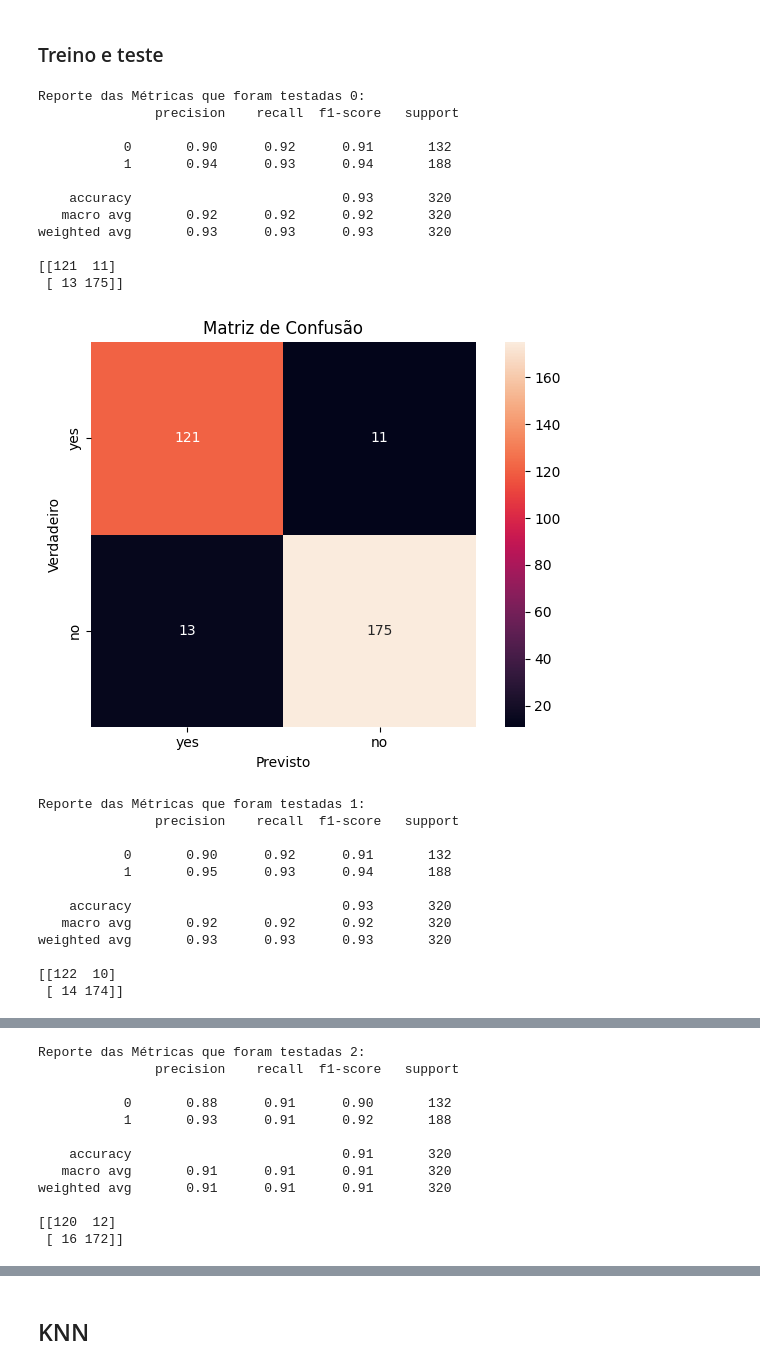
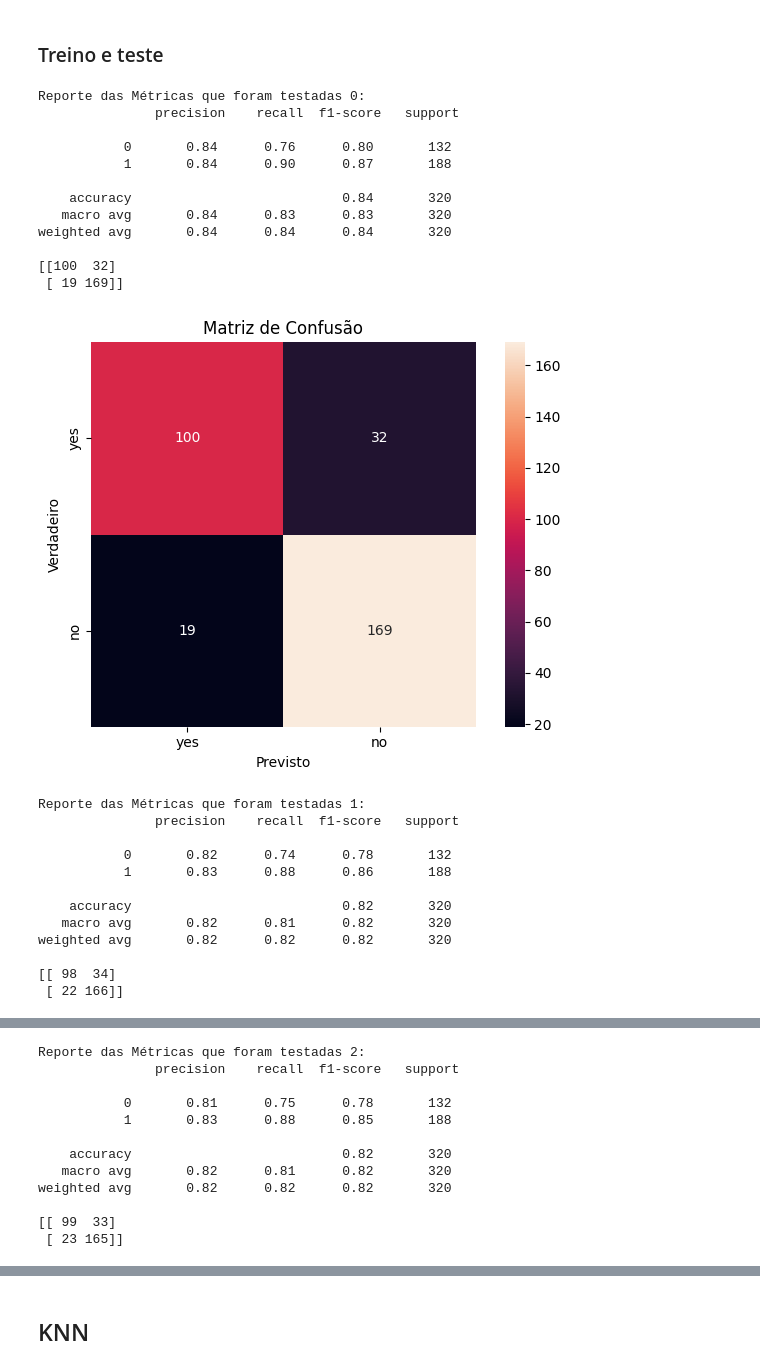
Before and after one commit to TrocaTine/Modelo, a Jupyter notebook: modelos_after.ipynb, the cells around one changed output, grey strips where cells are left out. Saved outputs shown, nothing was run; the diff lists cells and outputs as text; code cells hidden in the pictures.

```diff
--- a/modelos_after.ipynb
+++ b/modelos_after.ipynb
@@ -65,7 +63,7 @@ parametros = {}
 # Naive Bayes
 parametros['naive_bayes'] = []
 
-for i in range(1, 11):
+for i in range(1, 7):
      parametros['naive_bayes'].append({
         'scaler': [StandardScaler()],
         'SelectKBest__k': [i],
@@ -76,7 +74,7 @@ for i in range(1, 11):
 # Arvore - Tree
 parametros['tree'] = []
 
-for i in range(1, 11):
+for i in range(1, 7):
     parametros['tree'].append({
         'scaler': [StandardScaler()],
         'SelectKBest__k': [i],
@@ -87,7 +85,7 @@ for i in range(1, 11):
 # KNN
 parametros['knn'] = []
 
-for i in range(1, 11):
+for i in range(1, 7):
     parametros['knn'].append({
         'scaler': [StandardScaler()],
         'SelectKBest__k': [i],
@@ -190,6 +210,7 @@ for i in range(0, 6):
     plt.tight_layout()
     plt.show()
 print(tempo_naive)
+infos_pipe['naive_bayes']['tempo_execucao'] = tempo_naive
 # %% [output]
 Reporte das Métricas que foram testadas 0:
                precision    recall  f1-score   support
@@ -285,50 +306,51 @@ for i in range(0, 6):
     y_pred_tree = melhor_tree_pipe.predict(modelos_armazenados['tree'][3][0])
     y_test_tree = modelos_armazenados['tree'][3][1]
 
     fim = time.perf_counter()
 
     tempo_tree.append(fim - inicio)
 
     # Métricas
     y_test_tree = y_test_tree.astype(int)
     y_pred_tree = y_pred_tree.astype(int)
     print(f"Reporte das Métricas que foram testadas {i}:\n", classification_report(y_test_tree, y_pred_tree))
 
     matriz_de_confusao = confusion_matrix(y_test_tree, y_pred_tree)
     print(matriz_de_confusao)
 
     sns.heatmap(matriz_de_confusao, square=True, annot=True, fmt='d', cbar=True,
                 yticklabels=['yes','no'],
                 xticklabels=['yes','no'])
     plt.title('Matriz de Confusão')
     plt.xlabel('Previsto')
     plt.ylabel('Verdadeiro')
     plt.tight_layout()
     plt.show()
 print(tempo_tree)
+infos_pipe['tree']['tempo_execucao'] = tempo_tree
 # %% [output]
 Reporte das Métricas que foram testadas 0:
                precision    recall  f1-score   support
 
-           0       0.90      0.92      0.91       132
-           1       0.94      0.93      0.94       188
+           0       0.84      0.76      0.80       132
+           1       0.84      0.90      0.87       188
 
-    accuracy                           0.93       320
-   macro avg       0.92      0.92      0.92       320
-weighted avg       0.93      0.93      0.93       320
+    accuracy                           0.84       320
+   macro avg       0.84      0.83      0.83       320
+weighted avg       0.84      0.84      0.84       320
 
-[[121  11]
- [ 13 175]]
+[[100  32]
+ [ 19 169]]
-[figure, old version]
+[figure, new version]
 Reporte das Métricas que foram testadas 1:
                precision    recall  f1-score   support
 
-           0       0.90      0.92      0.91       132
-           1       0.95      0.93      0.94       188
+           0       0.82      0.74      0.78       132
+           1       0.83      0.88      0.86       188
 
-    accuracy                           0.93       320
-   macro avg       0.92      0.92      0.92       320
-weighted avg       0.93      0.93      0.93       320
+    accuracy                           0.82       320
+   macro avg       0.82      0.81      0.82       320
+weighted avg       0.82      0.82      0.82       320
 
-[[122  10]
- [ 14 174]]
+[[ 98  34]
+ [ 22 166]]
@@ -336,12 +358,12 @@ weighted avg       0.93      0.93      0.93       320
 Reporte das Métricas que foram testadas 2:
                precision    recall  f1-score   support
 
-           0       0.88      0.91      0.90       132
-           1       0.93      0.91      0.92       188
+           0       0.81      0.75      0.78       132
+           1       0.83      0.88      0.85       188
 
-    accuracy                           0.91       320
-   macro avg       0.91      0.91      0.91       320
-weighted avg       0.91      0.91      0.91       320
+    accuracy                           0.82       320
+   macro avg       0.82      0.81      0.82       320
+weighted avg       0.82      0.82      0.82       320
 
-[[120  12]
- [ 16 172]]
+[[ 99  33]
+ [ 23 165]]
```
Also changed, not shown: parts of 13 cells of this notebook, 6 other files.
